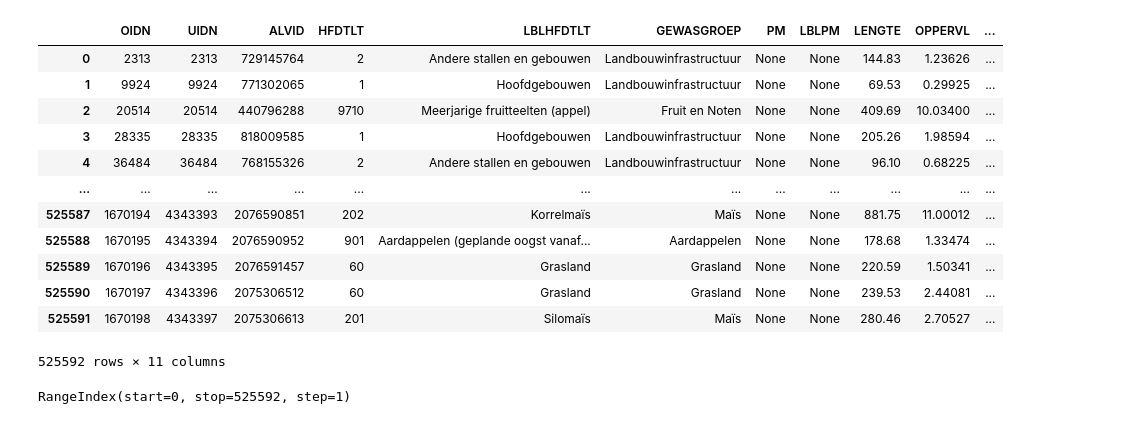
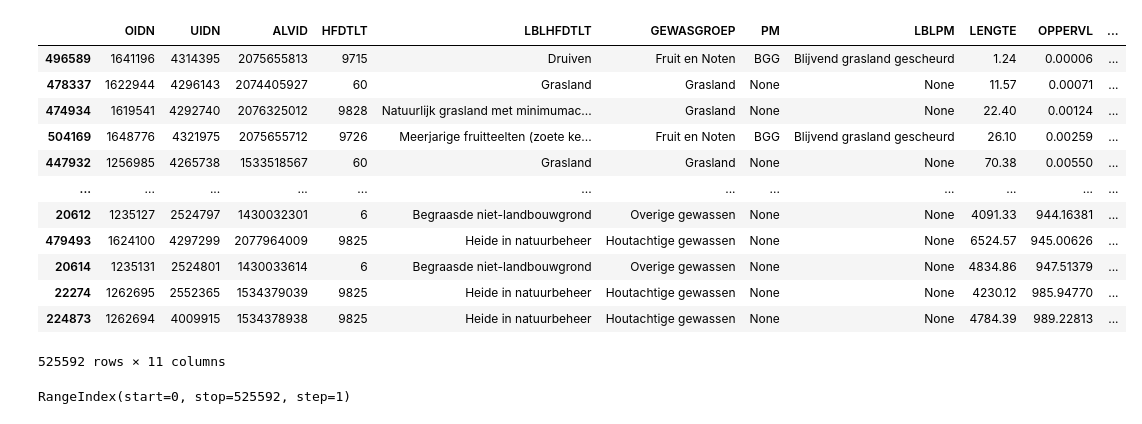
Before and after one commit to Okcase/Projet-stage, a Jupyter notebook: notebooks/stats.ipynb, the cells around one changed output. Cells and saved outputs as stored; diff of their text form; code cells hidden in the pictures.

```diff
--- a/notebooks/stats.ipynb
+++ b/notebooks/stats.ipynb
@@ -11,24 +11,26 @@ shp_dir = os.path.join(os.path.dirname(os.path.dirname(cwd)), 'Shapefile')
 # %%
 # lecture du fichier
 flandre = gpd.read_file(os.path.join(shp_dir, 'flandre/Landbouwgebruikspercelen_LV_2020_GewVLA_Shapefile/Shapefile/Lbgbrprc20.shp'))
 
 # conversion des m² en hectares
 flandre['OPPERVL'] /= 1000
 
+flandre = flandre.sort_values(by = ['OPPERVL'])
+
 flandre
 # %% [output]
 |  | OIDN | UIDN | ALVID | HFDTLT | LBLHFDTLT | GEWASGROEP | PM | LBLPM | LENGTE | OPPERVL | ... |
-| 0 | 2313 | 2313 | 729145764 | 2 | Andere stallen en gebouwen | Landbouwinfrastructuur | None | None | 144.83 | 1.23626 | ... |
-| 1 | 9924 | 9924 | 771302065 | 1 | Hoofdgebouwen | Landbouwinfrastructuur | None | None | 69.53 | 0.29925 | ... |
-| 2 | 20514 | 20514 | 440796288 | 9710 | Meerjarige fruitteelten (appel) | Fruit en Noten | None | None | 409.69 | 10.03400 | ... |
-| 3 | 28335 | 28335 | 818009585 | 1 | Hoofdgebouwen | Landbouwinfrastructuur | None | None | 205.26 | 1.98594 | ... |
-| 4 | 36484 | 36484 | 768155326 | 2 | Andere stallen en gebouwen | Landbouwinfrastructuur | None | None | 96.10 | 0.68225 | ... |
+| 496589 | 1641196 | 4314395 | 2075655813 | 9715 | Druiven | Fruit en Noten | BGG | Blijvend grasland gescheurd | 1.24 | 0.00006 | ... |
+| 478337 | 1622944 | 4296143 | 2074405927 | 60 | Grasland | Grasland | None | None | 11.57 | 0.00071 | ... |
+| 474934 | 1619541 | 4292740 | 2076325012 | 9828 | Natuurlijk grasland met minimumac... | Grasland | None | None | 22.40 | 0.00124 | ... |
+| 504169 | 1648776 | 4321975 | 2075655712 | 9726 | Meerjarige fruitteelten (zoete ke... | Fruit en Noten | BGG | Blijvend grasland gescheurd | 26.10 | 0.00259 | ... |
+| 447932 | 1256985 | 4265738 | 1533518567 | 60 | Grasland | Grasland | None | None | 70.38 | 0.00550 | ... |
 | ... | ... | ... | ... | ... | ... | ... | ... | ... | ... | ... | ... |
-| 525587 | 1670194 | 4343393 | 2076590851 | 202 | Korrelmaïs | Maïs | None | None | 881.75 | 11.00012 | ... |
-| 525588 | 1670195 | 4343394 | 2076590952 | 901 | Aardappelen (geplande oogst vanaf... | Aardappelen | None | None | 178.68 | 1.33474 | ... |
-| 525589 | 1670196 | 4343395 | 2076591457 | 60 | Grasland | Grasland | None | None | 220.59 | 1.50341 | ... |
-| 525590 | 1670197 | 4343396 | 2075306512 | 60 | Grasland | Grasland | None | None | 239.53 | 2.44081 | ... |
-| 525591 | 1670198 | 4343397 | 2075306613 | 201 | Silomaïs | Maïs | None | None | 280.46 | 2.70527 | ... |
+| 20612 | 1235127 | 2524797 | 1430032301 | 6 | Begraasde niet-landbouwgrond | Overige gewassen | None | None | 4091.33 | 944.16381 | ... |
+| 479493 | 1624100 | 4297299 | 2077964009 | 9825 | Heide in natuurbeheer | Houtachtige gewassen | None | None | 6524.57 | 945.00626 | ... |
+| 20614 | 1235131 | 2524801 | 1430033614 | 6 | Begraasde niet-landbouwgrond | Overige gewassen | None | None | 4834.86 | 947.51379 | ... |
+| 22274 | 1262695 | 2552365 | 1534379039 | 9825 | Heide in natuurbeheer | Houtachtige gewassen | None | None | 4230.12 | 985.94770 | ... |
+| 224873 | 1262694 | 4009915 | 1534378938 | 9825 | Heide in natuurbeheer | Houtachtige gewassen | None | None | 4784.39 | 989.22813 | ... |
 525592 rows × 11 columns
 # %%
 # nombre total de parcelles
```
Also changed, not shown: parts of 2 cells of this notebook, 3 other files.
